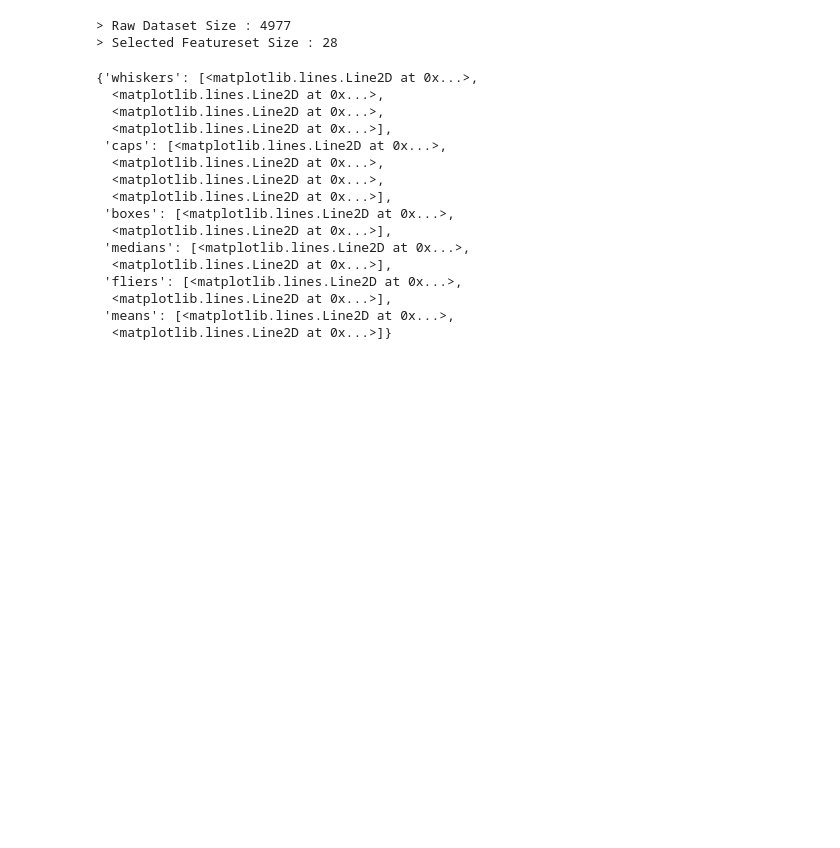
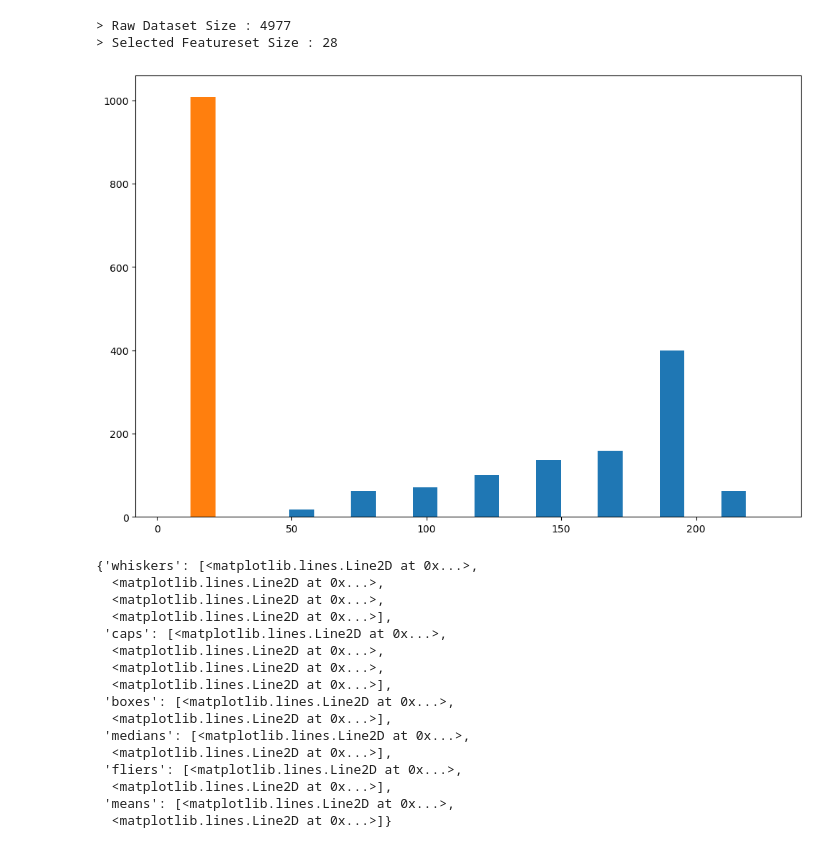
Before and after one commit to elecun/edgeml, a Jupyter notebook: applications/injection_mold/model_v1.ipynb, the cells around one changed output. Cells and saved outputs as stored; diff of their text form; code cells hidden in the pictures; blank space fills up the shorter version.

```diff
--- a/applications/injection_mold/model_v1.ipynb
+++ b/applications/injection_mold/model_v1.ipynb
@@ -64,6 +64,17 @@ tpu_dataset_negative = tpu_dataset.where((tpu_dataset["failure"]==1) | (tpu_data
 # %% [output]
 > Raw Dataset Size : 4977
 > Selected Featureset Size : 28
+# %%
+'''
+Draw Raw Data Plot
+'''
+import matplotlib.pyplot as plt
+
+plt.figure(figsize=(12,8))
+plt.hist(pc_dataset_negative.dropna())
+plt.show()
+# %% [output]
+[figure, added]
 # %%
 '''
 IQR visualization of raw data for each material
```
Also changed, not shown: 10 other files.
